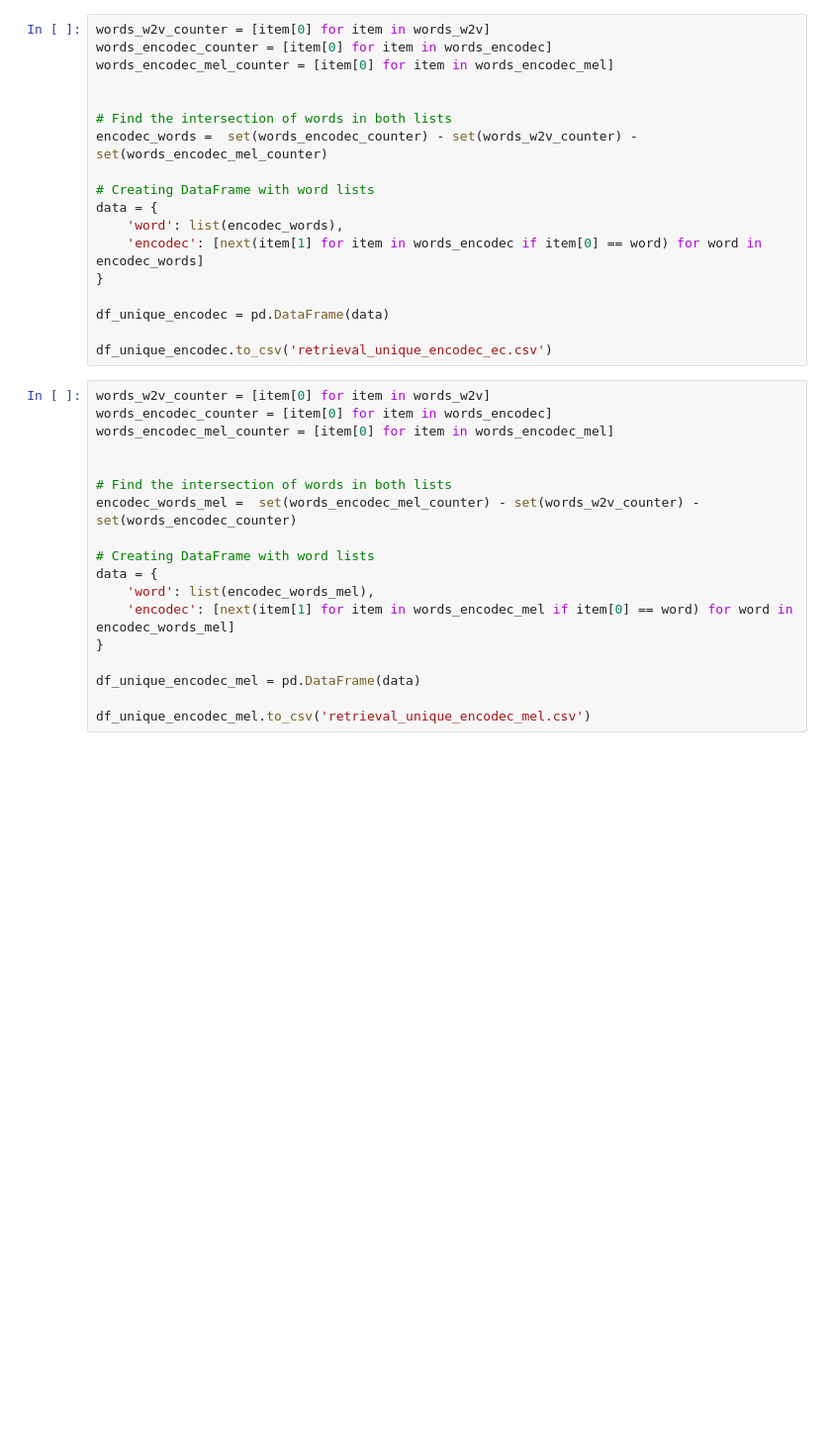
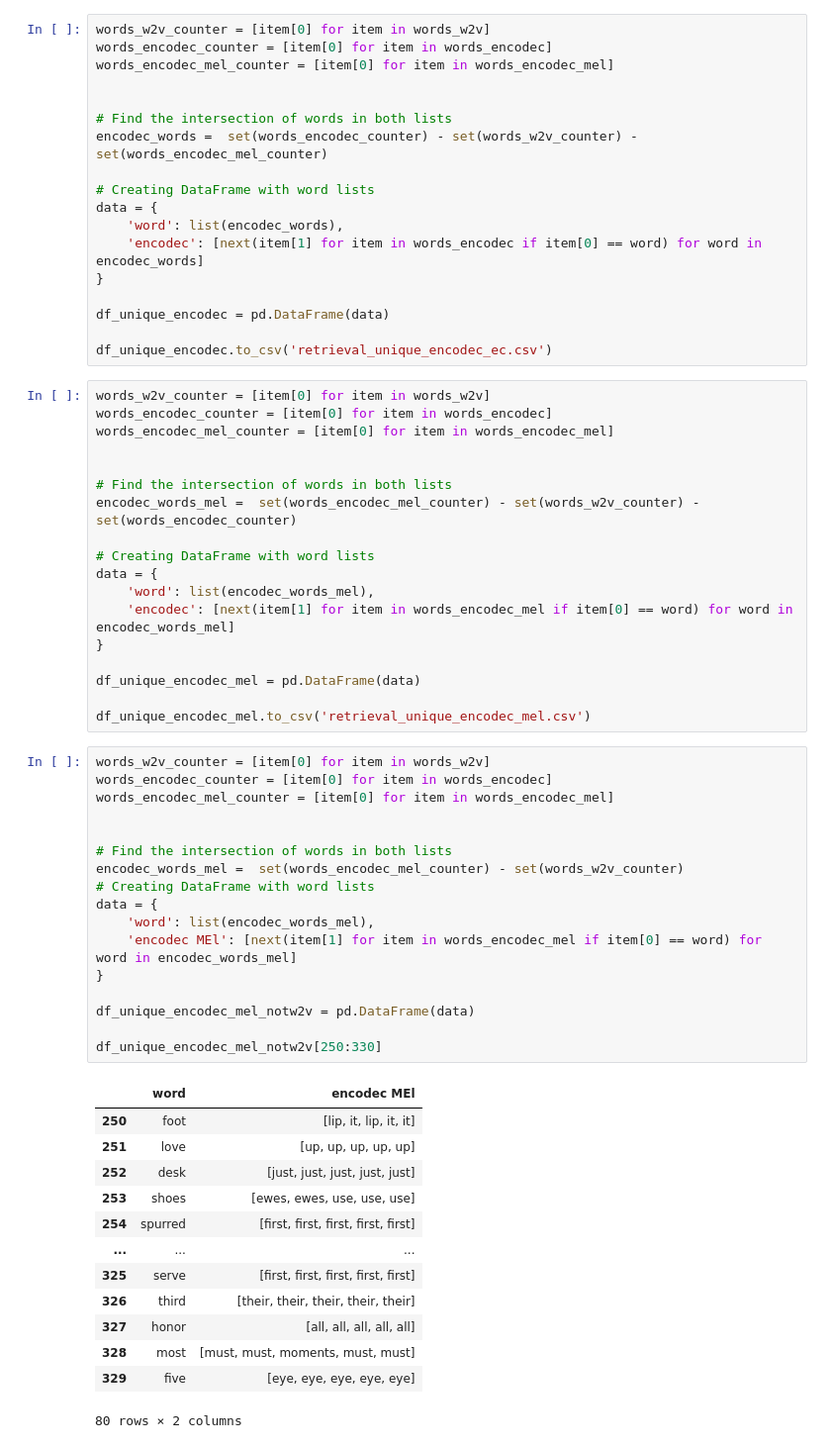
Before and after one commit to ceciliabolanos/layer-analysis, a Jupyter notebook: results/experiment3_audio_vs_speech/ results_retrieval.ipynb, the cells around one changed output. Shown at 99% size. Drawn from its saved outputs; the diff is of its cells as text; blank space fills up the shorter version.

```diff
--- a/results/experiment3_audio_vs_speech/ results_retrieval.ipynb
+++ b/results/experiment3_audio_vs_speech/ results_retrieval.ipynb
@@ -466,3 +468,34 @@ data = {
 df_unique_encodec_mel = pd.DataFrame(data)
 
 df_unique_encodec_mel.to_csv('retrieval_unique_encodec_mel.csv')
+# %%
+words_w2v_counter = [item[0] for item in words_w2v]
+words_encodec_counter = [item[0] for item in words_encodec]
+words_encodec_mel_counter = [item[0] for item in words_encodec_mel]
+
+
+# Find the intersection of words in both lists
+encodec_words_mel =  set(words_encodec_mel_counter) - set(words_w2v_counter)
+# Creating DataFrame with word lists
+data = {
+    'word': list(encodec_words_mel),
+    'encodec MEl': [next(item[1] for item in words_encodec_mel if item[0] == word) for word in encodec_words_mel]
+}
+
+df_unique_encodec_mel_notw2v = pd.DataFrame(data)
+
+df_unique_encodec_mel_notw2v[250:330]
+# %% [output]
+|  | word | encodec MEl |
+| 250 | foot | [lip, it, lip, it, it] |
+| 251 | love | [up, up, up, up, up] |
+| 252 | desk | [just, just, just, just, just] |
+| 253 | shoes | [ewes, ewes, use, use, use] |
+| 254 | spurred | [first, first, first, first, first] |
+| ... | ... | ... |
+| 325 | serve | [first, first, first, first, first] |
+| 326 | third | [their, their, their, their, their] |
+| 327 | honor | [all, all, all, all, all] |
+| 328 | most | [must, must, moments, must, must] |
+| 329 | five | [eye, eye, eye, eye, eye] |
+80 rows × 2 columns
```
Also changed, not shown: parts of 1 cell of this notebook.
